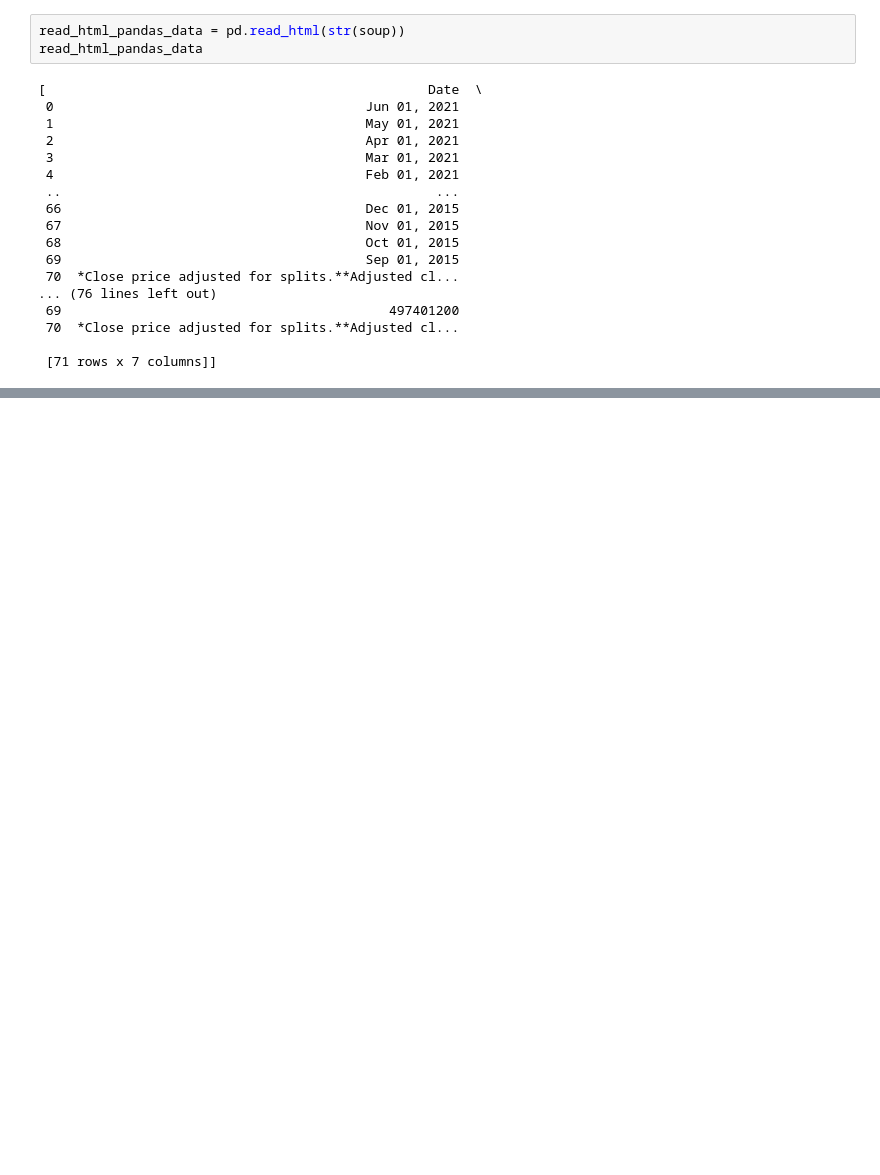
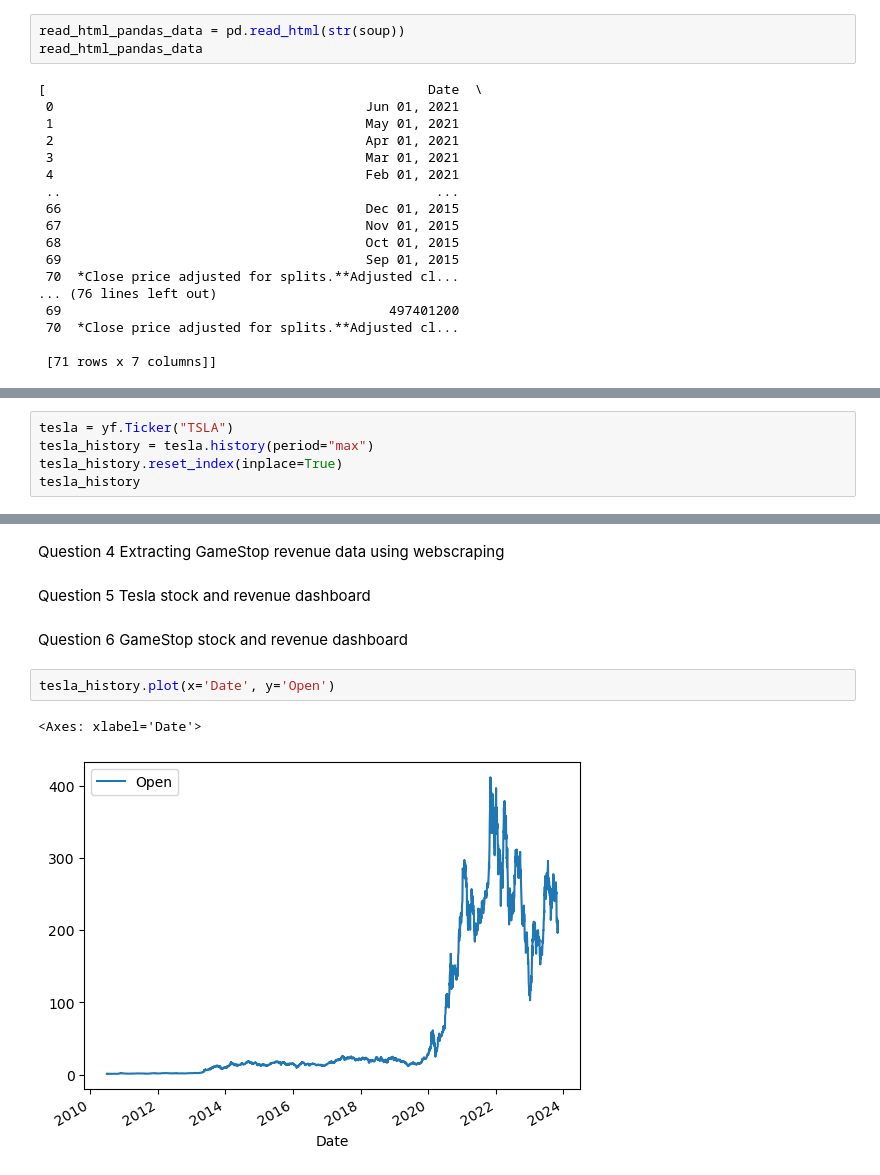
Before and after one commit to matublaq/IBM_datascience_course, a Jupyter notebook: yfinance/PythonProjectDataScience.ipynb, the cells around one changed output, grey strips where cells are left out. Cells and saved outputs as stored; diff of their text form; blank space fills up the shorter version.

```diff
--- a/yfinance/PythonProjectDataScience.ipynb
+++ b/yfinance/PythonProjectDataScience.ipynb
@@ -313,0 +321,5 @@ netflix_data.head()
+# %%
+tesla = yf.Ticker("TSLA")
+tesla_history = tesla.history(period="max")
+tesla_history.reset_index(inplace=True)
+tesla_history
@@ -313,0 +372,14 @@ netflix_data.head()
+# %% [markdown]
+Question 4
+    Extracting GameStop revenue data using webscraping
+# %% [markdown]
+Question 5
+    Tesla stock and revenue dashboard
+# %% [markdown]
+Question 6
+    GameStop stock and revenue dashboard
+# %%
+tesla_history.plot(x='Date', y='Open')
+# %% [output]
+<Axes: xlabel='Date'>
+[figure, added]
```
Also changed, not shown: parts of 17 cells of this notebook, 11 other files.
